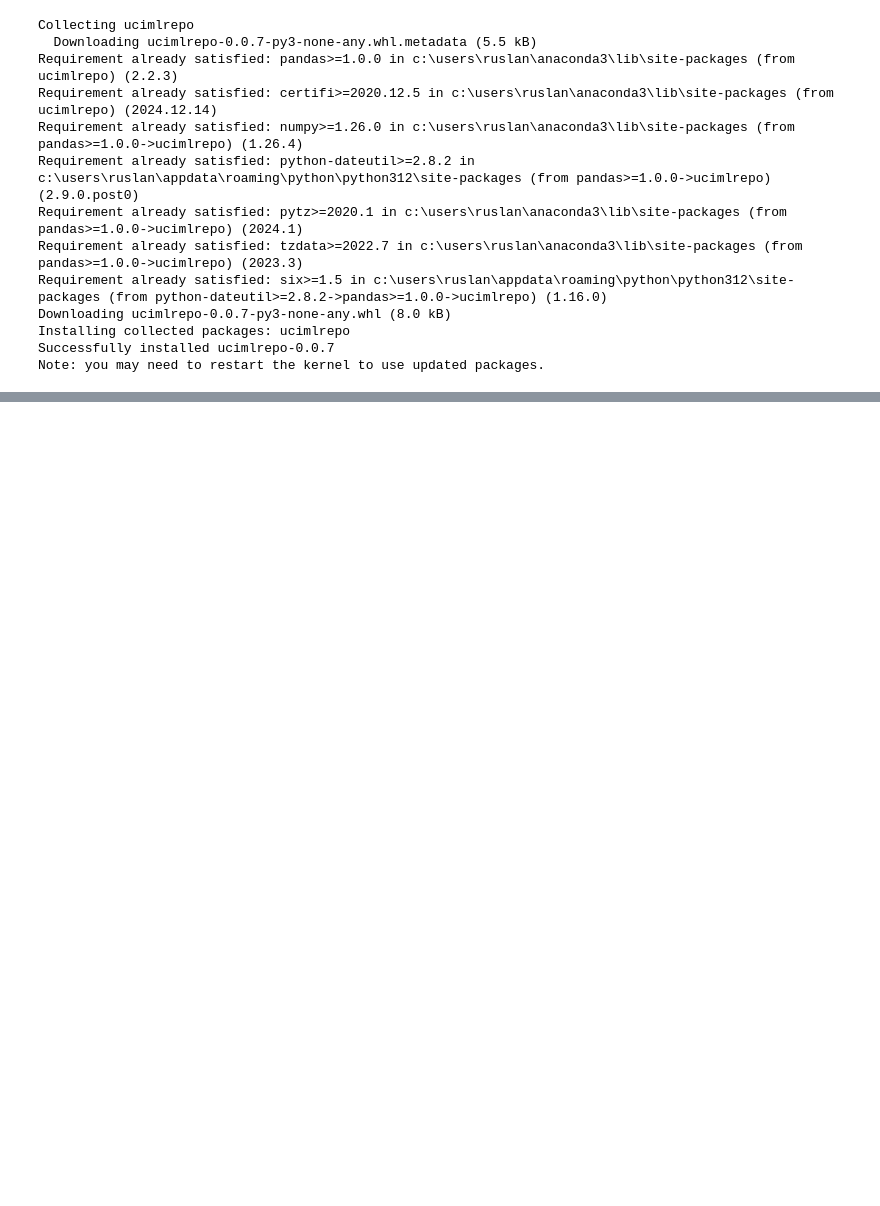
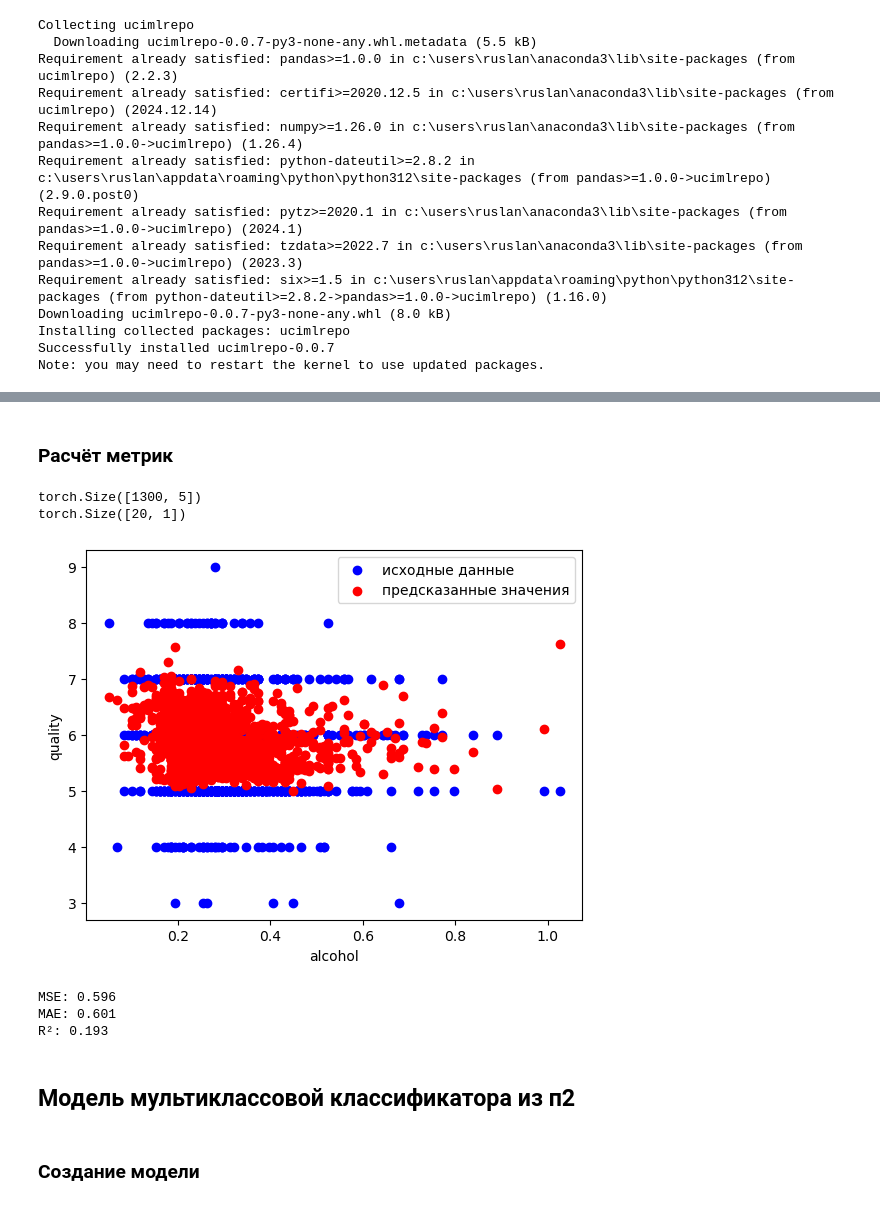
Before and after one commit to sokuroff/TPU-09.04.04-Software-Engineering, a Jupyter notebook: Semester 2/Neural networks/Lab1.ipynb, the cells around one changed output, grey strips where cells are left out. Drawn from its saved outputs; the diff is of its cells as text; code cells hidden in the pictures; blank space fills up the shorter version.

```diff
--- a/Semester 2/Neural networks/Lab1.ipynb
+++ b/Semester 2/Neural networks/Lab1.ipynb
@@ -403,0 +949,7 @@ X_train shape: (13903, 13)
+# %%
+import torch
+
+X_train = torch.tensor(X_train, dtype=torch.float32)
+X_test = torch.tensor(X_test, dtype=torch.float32)
+y_train = torch.tensor(y_train.to_numpy(), dtype=torch.float32).view(-1, 1)
+y_test = torch.tensor(y_test.to_numpy(), dtype=torch.float32).view(-1, 1)
@@ -403,0 +1058,57 @@ X_train shape: (13903, 13)
+# %% [markdown]
+### Расчёт метрик
+# %%
+print(X_test.shape)
+print(y_pred.shape)
+# %% [output]
+torch.Size([1300, 5])
+torch.Size([20, 1])
+# %%
+# Оценка точности модели на тестовом наборе данных
+model.eval()  # Устанавливаем модель в режим оценки
+correct = 0
+total = 0
+
+
+with torch.no_grad():  # Градиенты не нужны при оценке
+    y_pred = model(X_test)  # Получаем предсказания
+
+y_pred = pd.DataFrame(y_pred)
+
+y_test.shape
+X_test_saved = pd.DataFrame(X_test_saved)
+a = X_test_saved[0].to_numpy()
+plt.scatter(a, y_test, color = 'blue', label = 'исходные данные')
+plt.scatter(a, y_pred, color = 'red', label = 'предсказанные значения')
+plt.xlabel('alcohol')
+plt.ylabel('quality')
+plt.legend()
+plt.show()
+# %% [output]
+[figure, added]
+# %%
+from sklearn.metrics import mean_squared_error, mean_absolute_error, r2_score
+
+with torch.no_grad():  # Градиенты не нужны при оценке
+    y_pred = model(X_test)  # Получаем предсказания
+
+# Среднеквадратичная ошибка (MSE)
+mse = mean_squared_error(y_test, y_pred)
+
+# Средняя абсолютная ошибка (MAE)
+mae = mean_absolute_error(y_test, y_pred)
+
+# Коэффициент детерминации (R²)
+r2 = r2_score(y_test, y_pred)
+
+print(f"MSE: {mse:.3f}")
+print(f"MAE: {mae:.3f}")
+print(f"R²: {r2:.3f}")
+# %% [output]
+MSE: 0.596
+MAE: 0.601
+R²: 0.193
+# %% [markdown]
+## Модель мультиклассовой классификатора из п2
+# %% [markdown]
+### Создание модели
```
Also changed, not shown: parts of 80 cells of this notebook.
